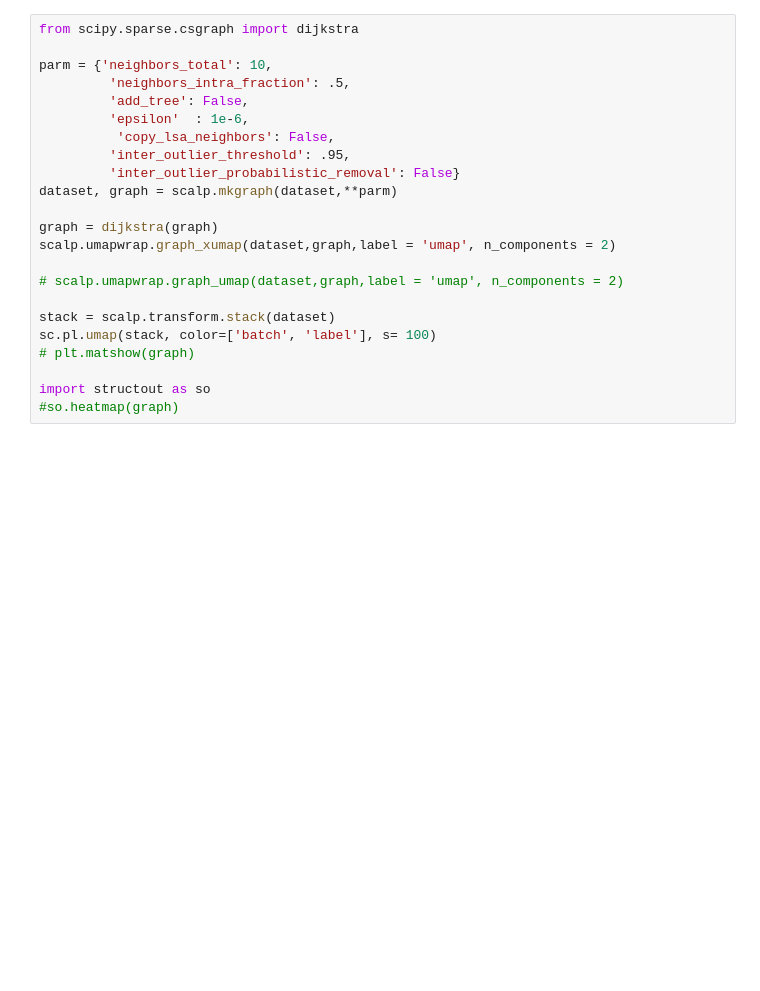
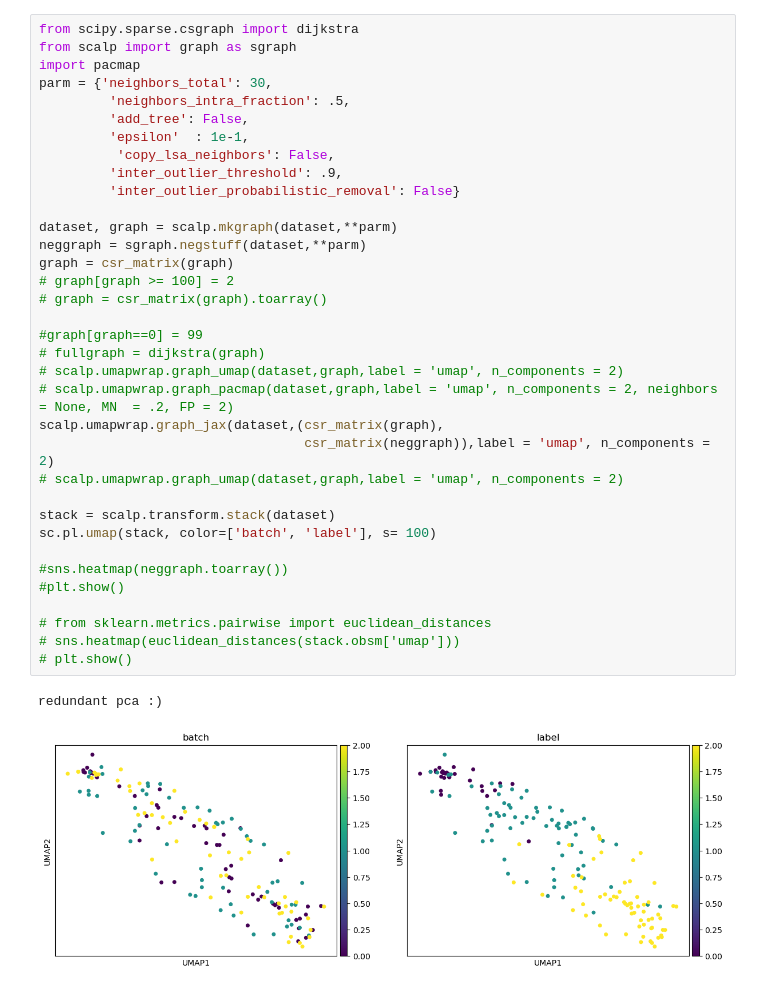
Before and after one commit to smautner/cellsaw, a Jupyter notebook: notebooks/scalp_blobs.ipynb, the cells around one changed output. Cells and saved outputs as stored; diff of their text form; blank space fills up the shorter version.

```diff
--- a/notebooks/scalp_blobs.ipynb
+++ b/notebooks/scalp_blobs.ipynb
@@ -24,23 +30,38 @@ sc.pl.umap(stack, color=['batch', 'label'], s= 80)
 # %%
 from scipy.sparse.csgraph import dijkstra
-
-parm = {'neighbors_total': 10,
+from scalp import graph as sgraph
+import pacmap
+parm = {'neighbors_total': 30,
          'neighbors_intra_fraction': .5,
          'add_tree': False,
-         'epsilon'  : 1e-6,
+         'epsilon'  : 1e-1,
           'copy_lsa_neighbors': False,
-         'inter_outlier_threshold': .95,
+         'inter_outlier_threshold': .9,
          'inter_outlier_probabilistic_removal': False}
+
 dataset, graph = scalp.mkgraph(dataset,**parm)
+neggraph = sgraph.negstuff(dataset,**parm)
+graph = csr_matrix(graph)
+# graph[graph >= 100] = 2
+# graph = csr_matrix(graph).toarray()
 
-graph = dijkstra(graph)
-scalp.umapwrap.graph_xumap(dataset,graph,label = 'umap', n_components = 2)
-
+#graph[graph==0] = 99
+# fullgraph = dijkstra(graph)
+# scalp.umapwrap.graph_umap(dataset,graph,label = 'umap', n_components = 2)
+# scalp.umapwrap.graph_pacmap(dataset,graph,label = 'umap', n_components = 2, neighbors = None, MN  = .2, FP = 2)
+scalp.umapwrap.graph_jax(dataset,(csr_matrix(graph),
+                                  csr_matrix(neggraph)),label = 'umap', n_components = 2)
 # scalp.umapwrap.graph_umap(dataset,graph,label = 'umap', n_components = 2)
 
 stack = scalp.transform.stack(dataset)
 sc.pl.umap(stack, color=['batch', 'label'], s= 100)
-# plt.matshow(graph)
 
-import structout as so
-#so.heatmap(graph)
+#sns.heatmap(neggraph.toarray())
+#plt.show()
+
+# from sklearn.metrics.pairwise import euclidean_distances
+# sns.heatmap(euclidean_distances(stack.obsm['umap']))
+# plt.show()
+# %% [output]
+redundant pca :)
+[figure, added]
```
Also changed, not shown: parts of 8 cells of this notebook, 3 other files.
